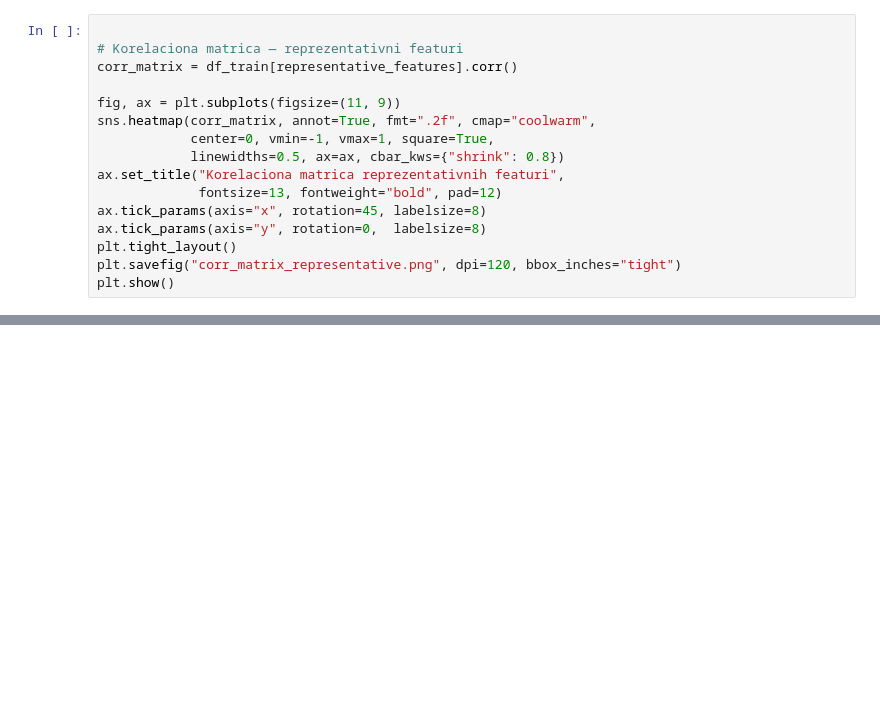
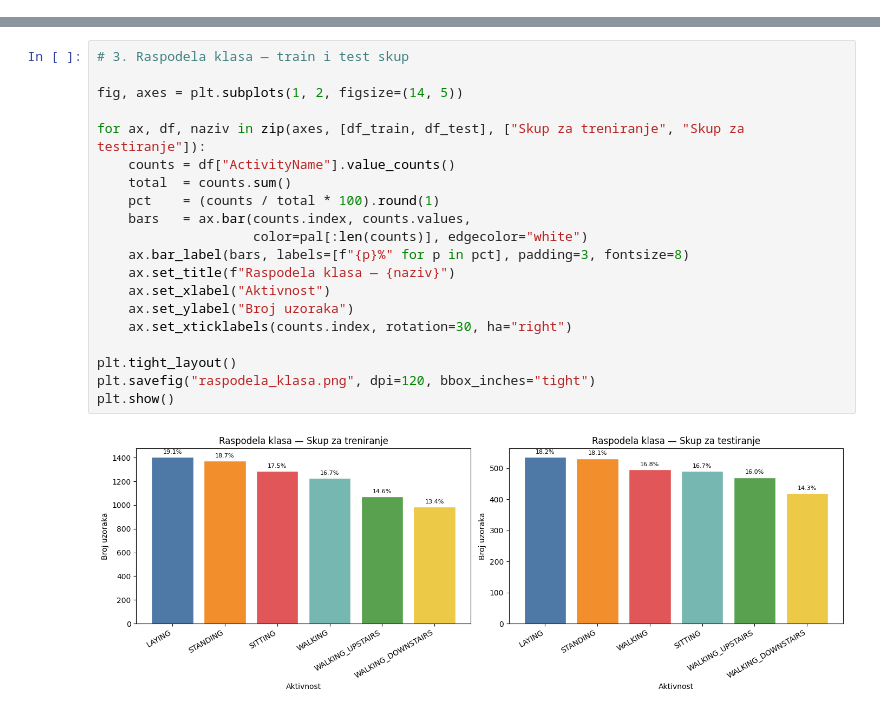
Before and after one commit to NikolaKujoh/human-activity-recognition, a Jupyter notebook: analysis.ipynb, the cells around one changed output, grey strips where cells are left out. Saved outputs shown, nothing was run; the diff lists cells and outputs as text; blank space fills up the shorter version.

```diff
--- a/analysis.ipynb
+++ b/analysis.ipynb
@@ -414,16 +0,0 @@ plt.show()
-# %%
-
-# Korelaciona matrica — reprezentativni featuri
-corr_matrix = df_train[representative_features].corr()
-
-fig, ax = plt.subplots(figsize=(11, 9))
-sns.heatmap(corr_matrix, annot=True, fmt=".2f", cmap="coolwarm",
-            center=0, vmin=-1, vmax=1, square=True,
-            linewidths=0.5, ax=ax, cbar_kws={"shrink": 0.8})
-ax.set_title("Korelaciona matrica reprezentativnih featuri",
-             fontsize=13, fontweight="bold", pad=12)
-ax.tick_params(axis="x", rotation=45, labelsize=8)
-ax.tick_params(axis="y", rotation=0,  labelsize=8)
-plt.tight_layout()
-plt.savefig("corr_matrix_representative.png", dpi=120, bbox_inches="tight")
-plt.show()
@@ -486,0 +61,22 @@ plt.show()
+# %%
+# 3. Raspodela klasa — train i test skup
+
+fig, axes = plt.subplots(1, 2, figsize=(14, 5))
+
+for ax, df, naziv in zip(axes, [df_train, df_test], ["Skup za treniranje", "Skup za testiranje"]):
+    counts = df["ActivityName"].value_counts()
+    total  = counts.sum()
+    pct    = (counts / total * 100).round(1)
+    bars   = ax.bar(counts.index, counts.values,
+                    color=pal[:len(counts)], edgecolor="white")
+    ax.bar_label(bars, labels=[f"{p}%" for p in pct], padding=3, fontsize=8)
+    ax.set_title(f"Raspodela klasa — {naziv}")
+    ax.set_xlabel("Aktivnost")
+    ax.set_ylabel("Broj uzoraka")
+    ax.set_xticklabels(counts.index, rotation=30, ha="right")
+
+plt.tight_layout()
+plt.savefig("raspodela_klasa.png", dpi=120, bbox_inches="tight")
+plt.show()
+# %% [output]
+[figure, added]
```
Also changed, not shown: parts of 51 cells of this notebook, 2 other files.
